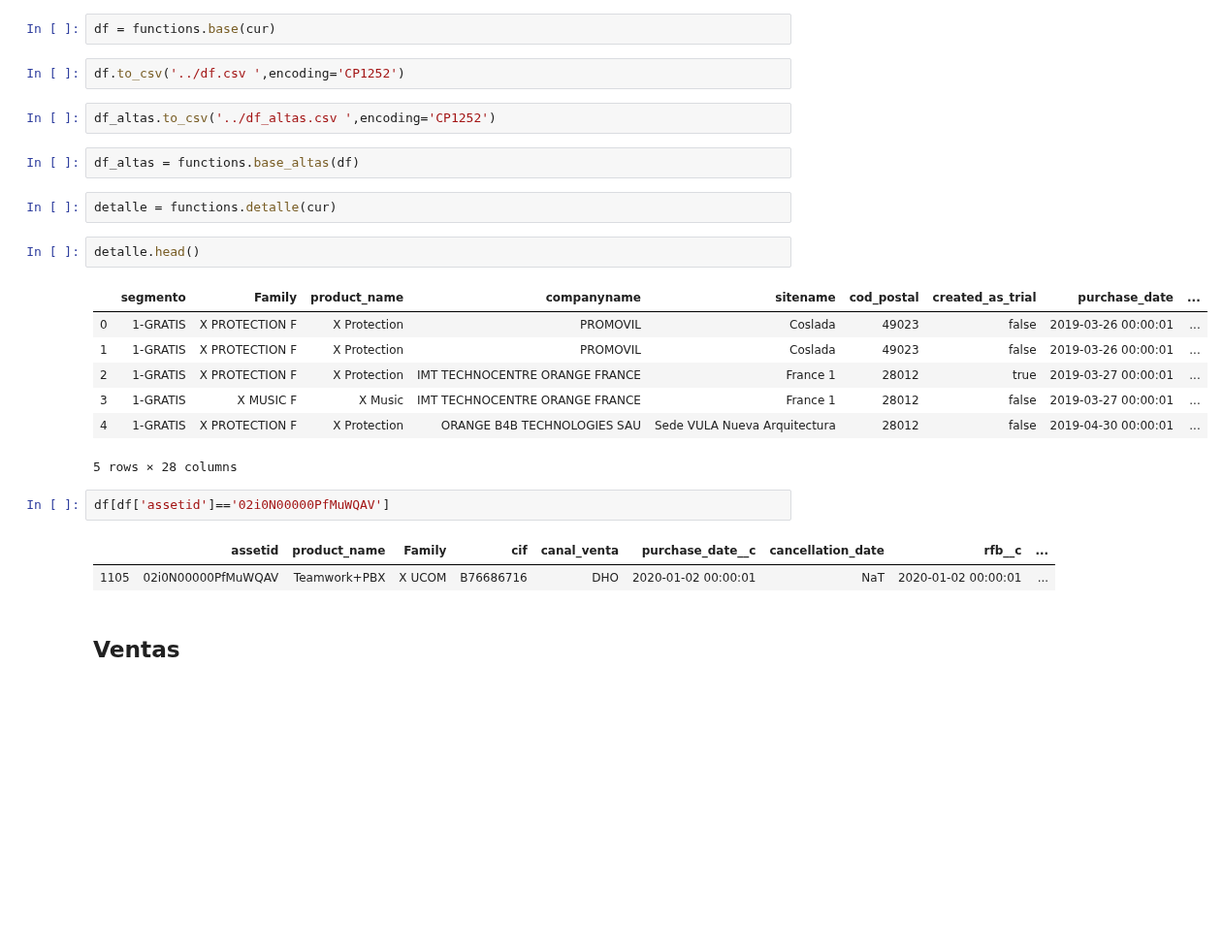
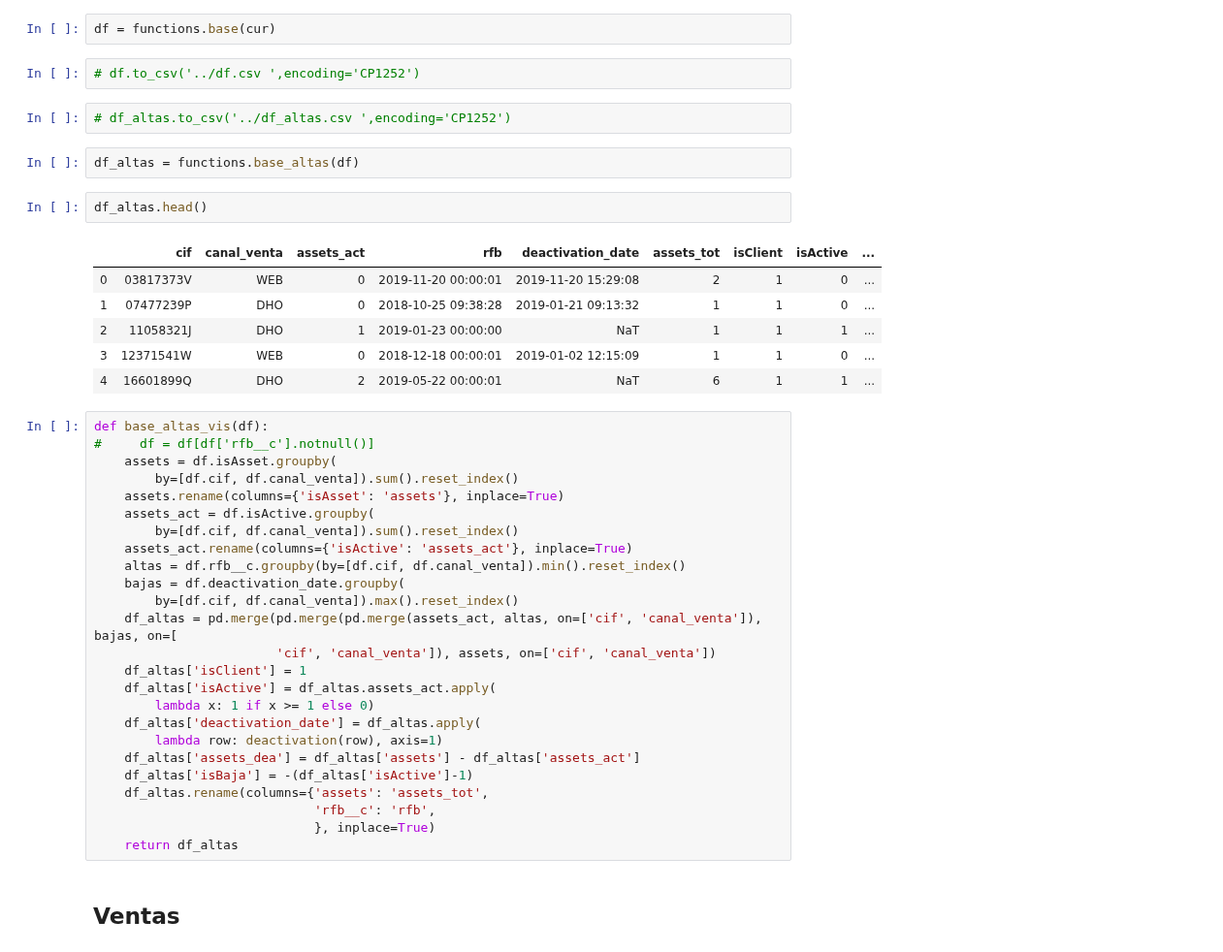
Before and after one commit to mariaadradosr/PyCartera, a Jupyter notebook: Final_PyCartera.ipynb, the cells around one changed output. Shown at 97% size. Cells and saved outputs as stored; diff of their text form; blank space fills up the shorter version.

```diff
--- a/Final_PyCartera.ipynb
+++ b/Final_PyCartera.ipynb
@@ -13,28 +91,45 @@ Connecting to Postgree...
 # %%
 df = functions.base(cur)
 # %%
-df.to_csv('../df.csv ',encoding='CP1252')
+# df.to_csv('../df.csv ',encoding='CP1252')
 # %%
-df_altas.to_csv('../df_altas.csv ',encoding='CP1252')
+# df_altas.to_csv('../df_altas.csv ',encoding='CP1252')
 # %%
 df_altas = functions.base_altas(df)
-# %%
-detalle = functions.detalle(cur)
 # %%
-detalle.head()
+df_altas.head()
 # %% [output]
-|  | segmento | Family | product_name | companyname | sitename | cod_postal | created_as_trial | purchase_date | ... |
-| 0 | 1-GRATIS | X PROTECTION F | X Protection | PROMOVIL | Coslada | 49023 | false | 2019-03-26 00:00:01 | ... |
-| 1 | 1-GRATIS | X PROTECTION F | X Protection | PROMOVIL | Coslada | 49023 | false | 2019-03-26 00:00:01 | ... |
-| 2 | 1-GRATIS | X PROTECTION F | X Protection | IMT TECHNOCENTRE ORANGE FRANCE | France 1 | 28012 | true | 2019-03-27 00:00:01 | ... |
-| 3 | 1-GRATIS | X MUSIC F | X Music | IMT TECHNOCENTRE ORANGE FRANCE | France 1 | 28012 | false | 2019-03-27 00:00:01 | ... |
-| 4 | 1-GRATIS | X PROTECTION F | X Protection | ORANGE B4B TECHNOLOGIES SAU | Sede VULA Nueva Arquitectura | 28012 | false | 2019-04-30 00:00:01 | ... |
+|  | cif | canal_venta | assets_act | rfb | deactivation_date | assets_tot | isClient | isActive | ... |
+| 0 | 03817373V | WEB | 0 | 2019-11-20 00:00:01 | 2019-11-20 15:29:08 | 2 | 1 | 0 | ... |
+| 1 | 07477239P | DHO | 0 | 2018-10-25 09:38:28 | 2019-01-21 09:13:32 | 1 | 1 | 0 | ... |
+| 2 | 11058321J | DHO | 1 | 2019-01-23 00:00:00 | NaT | 1 | 1 | 1 | ... |
+| 3 | 12371541W | WEB | 0 | 2018-12-18 00:00:01 | 2019-01-02 12:15:09 | 1 | 1 | 0 | ... |
+| 4 | 16601899Q | DHO | 2 | 2019-05-22 00:00:01 | NaT | 6 | 1 | 1 | ... |
-5 rows × 28 columns
-# %%
-df[df['assetid']=='02i0N00000PfMuWQAV']
-# %% [output]
-|  | assetid | product_name | Family | cif | canal_venta | purchase_date__c | cancellation_date | rfb__c | ... |
-| 1105 | 02i0N00000PfMuWQAV | Teamwork+PBX | X UCOM | B76686716 | DHO | 2020-01-02 00:00:01 | NaT | 2020-01-02 00:00:01 | ... |
+# %%
+def base_altas_vis(df):
+#     df = df[df['rfb__c'].notnull()]
+    assets = df.isAsset.groupby(
+        by=[df.cif, df.canal_venta]).sum().reset_index()
+    assets.rename(columns={'isAsset': 'assets'}, inplace=True)
+    assets_act = df.isActive.groupby(
+        by=[df.cif, df.canal_venta]).sum().reset_index()
+    assets_act.rename(columns={'isActive': 'assets_act'}, inplace=True)
+    altas = df.rfb__c.groupby(by=[df.cif, df.canal_venta]).min().reset_index()
+    bajas = df.deactivation_date.groupby(
+        by=[df.cif, df.canal_venta]).max().reset_index()
+    df_altas = pd.merge(pd.merge(pd.merge(assets_act, altas, on=['cif', 'canal_venta']), bajas, on=[
+                        'cif', 'canal_venta']), assets, on=['cif', 'canal_venta'])
+    df_altas['isClient'] = 1
+    df_altas['isActive'] = df_altas.assets_act.apply(
+        lambda x: 1 if x >= 1 else 0)
+    df_altas['deactivation_date'] = df_altas.apply(
+        lambda row: deactivation(row), axis=1)
+    df_altas['assets_dea'] = df_altas['assets'] - df_altas['assets_act']
+    df_altas['isBaja'] = -(df_altas['isActive']-1)
+    df_altas.rename(columns={'assets': 'assets_tot',
+                             'rfb__c': 'rfb',
+                             }, inplace=True)
+    return df_altas
 # %% [markdown]
 ## Ventas
 # %%
```
Also changed, not shown: parts of 15 cells of this notebook, 11 other files.
